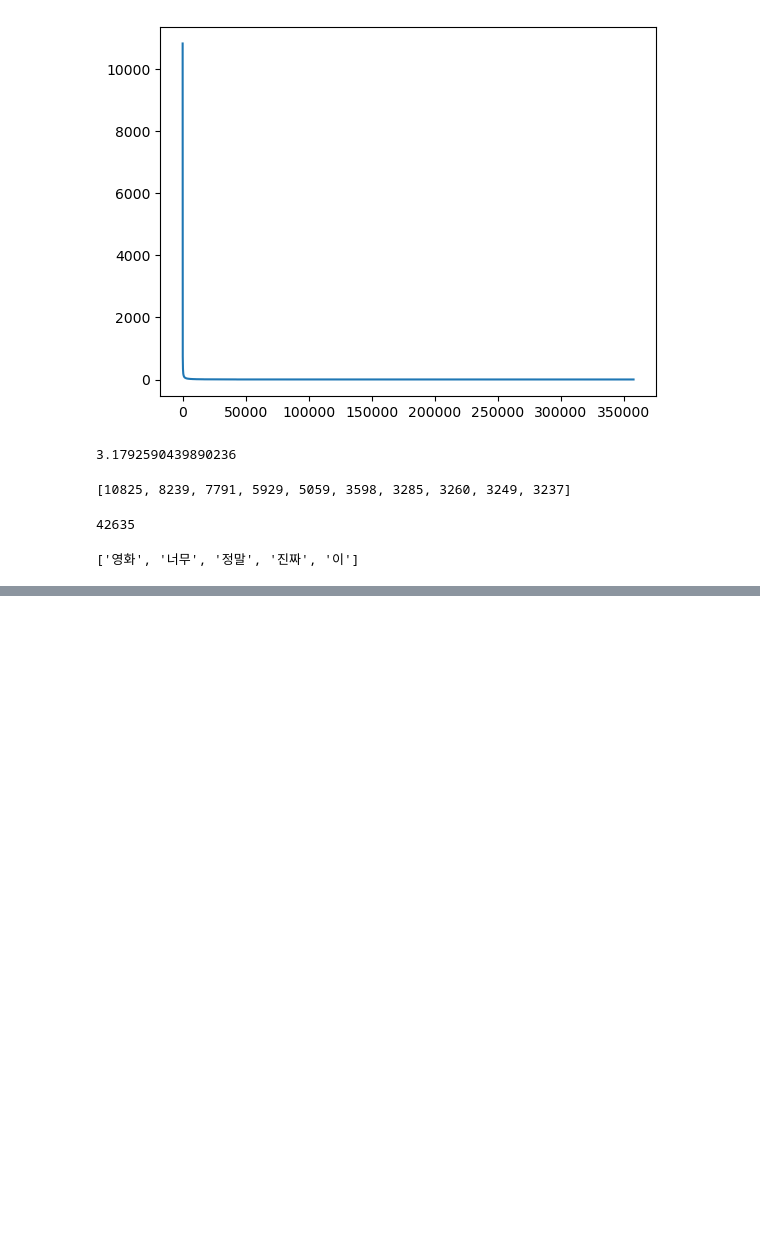
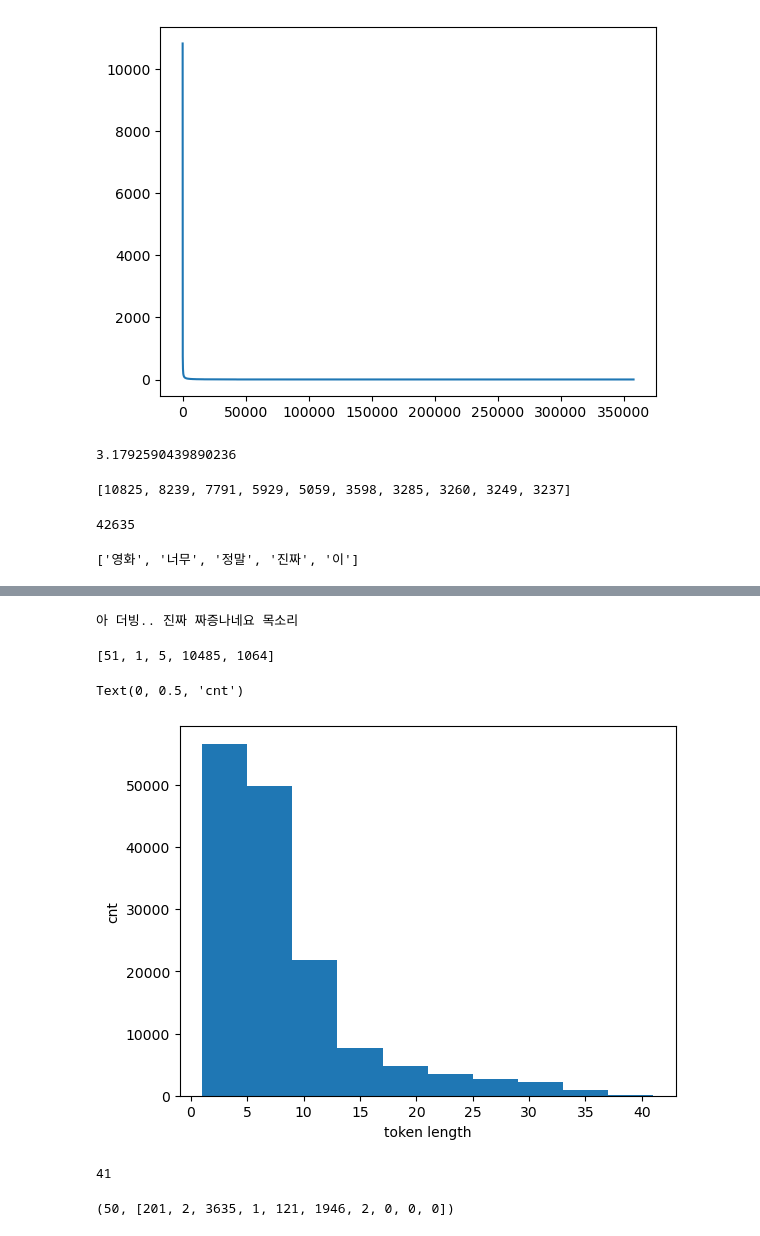
Before and after one commit to sngsuNoh/NLP_short, a Jupyter notebook: CNN_test_classification.ipynb, the cells around one changed output, grey strips where cells are left out. Cells and saved outputs as stored; diff of their text form; code cells hidden in the pictures; blank space fills up the shorter version.

Commit message:
UNK, PAD Token

```diff
--- a/CNN_test_classification.ipynb
+++ b/CNN_test_classification.ipynb
@@ -105,0 +111,2 @@ vocabs[:5]
+# %%
+vocabs.insert(0, '[PAD]')
@@ -105,0 +149,26 @@ vocabs[:5]
+# %%
+tokenizer = Tokenizer(vocabs, use_padding=False)
+# %%
+sample = df['document'].iloc[0]
+print(sample)
+# %% [output]
+아 더빙.. 진짜 짜증나네요 목소리
+# %%
+tokenizer(sample)
+# %% [output]
+[51, 1, 5, 10485, 1064]
+# %%
+token_length_list = []
+for sample in df['document']:
+    token_length_list.append(len(tokenizer(sample)))
+# %%
+plt.hist(token_length_list)
+plt.xlabel('token length')
+plt.ylabel('cnt')
+# %% [output]
+Text(0, 0.5, 'cnt')
+[figure, added]
+# %%
+max(token_length_list)
+# %% [output]
+41
@@ -105,0 +183,4 @@ vocabs[:5]
+# %%
+len(tokenizer(sample)), tokenizer(sample)[:10]
+# %% [output]
+(50, [201, 2, 3635, 1, 121, 1946, 2, 0, 0, 0])
```
Also changed, not shown: parts of 5 cells of this notebook.
